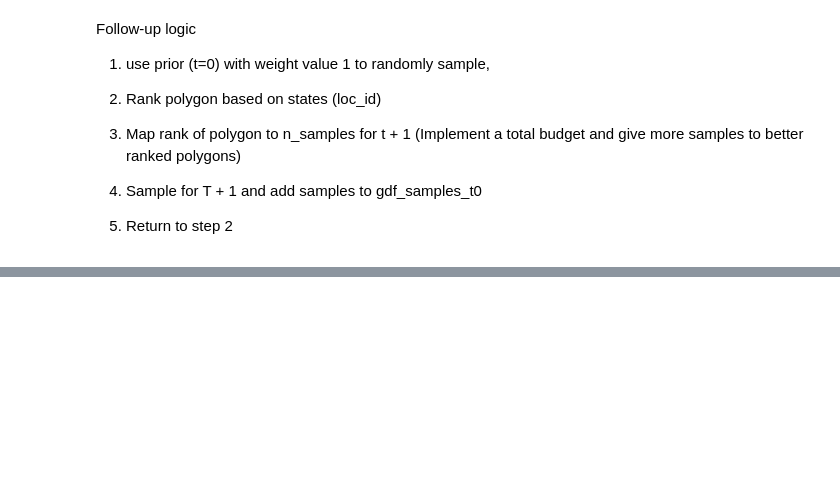
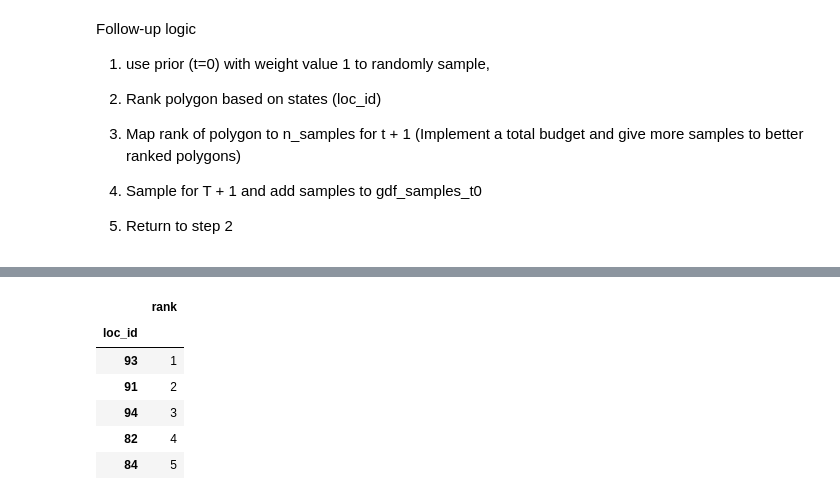
Before and after one commit to franckalbinet/trufl, a Jupyter notebook: nbs/tutorials/quick-start.ipynb, the cells around one changed output, grey strips where cells are left out. Cells and saved outputs as stored; diff of their text form; code cells hidden in the pictures; blank space fills up the shorter version.

```diff
--- a/nbs/tutorials/quick-start.ipynb
+++ b/nbs/tutorials/quick-start.ipynb
@@ -231,2 +370,13 @@ Follow-up logic
 # %%
 # https://kapernikov.com/ipywidgets-with-matplotlib/
+# %%
+df.head(
+)
+# %% [output]
+|  | rank |
+| loc_id |  |
+| 93 | 1 |
+| 91 | 2 |
+| 94 | 3 |
+| 82 | 4 |
+| 84 | 5 |
```
Also changed, not shown: parts of 15 cells of this notebook, 2 other files.
